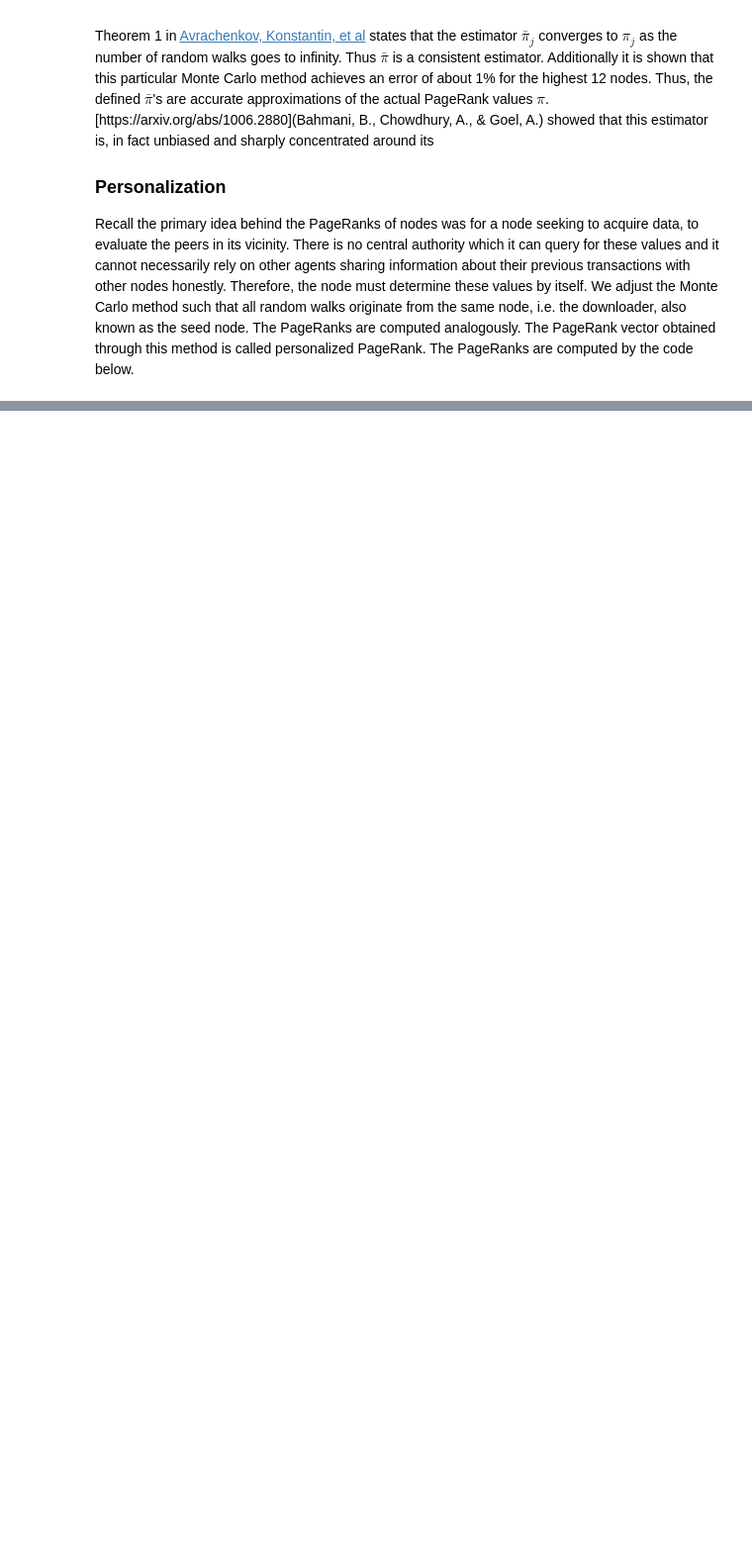
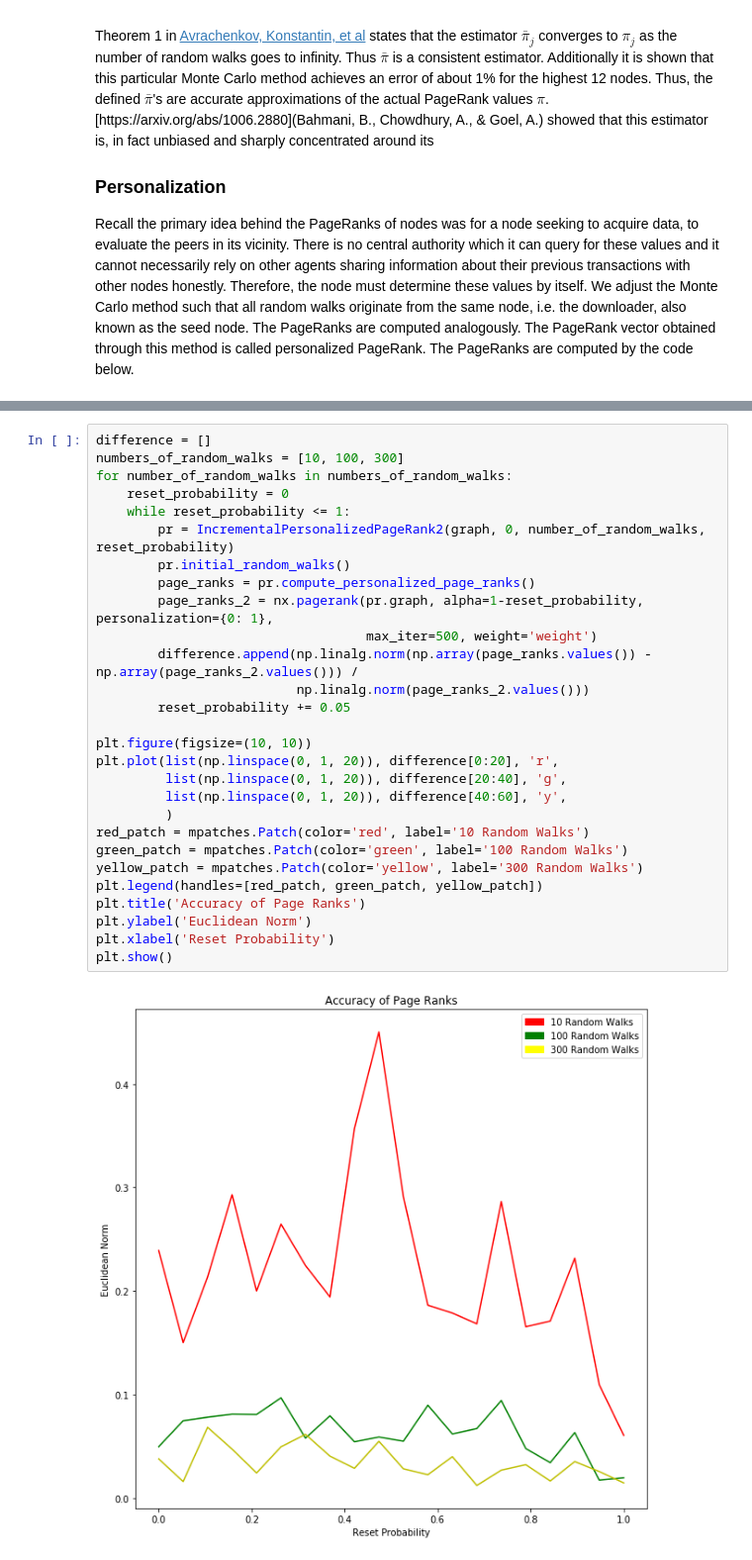
Before and after one commit to Tribler/incremental-pagerank, a Jupyter notebook: Report.ipynb, the cells around one changed output, grey strips where cells are left out. Shown at 99% size. Drawn from its saved outputs; the diff is of its cells as text; blank space fills up the shorter version.

```diff
--- a/Report.ipynb
+++ b/Report.ipynb
@@ -566,0 +628,30 @@ asjdlkasjd
+# %%
+difference = []
+numbers_of_random_walks = [10, 100, 300]
+for number_of_random_walks in numbers_of_random_walks:
+    reset_probability = 0
+    while reset_probability <= 1:
+        pr = IncrementalPersonalizedPageRank2(graph, 0, number_of_random_walks, reset_probability)
+        pr.initial_random_walks()
+        page_ranks = pr.compute_personalized_page_ranks()
+        page_ranks_2 = nx.pagerank(pr.graph, alpha=1-reset_probability, personalization={0: 1},
+                                   max_iter=500, weight='weight')
+        difference.append(np.linalg.norm(np.array(page_ranks.values()) - np.array(page_ranks_2.values())) /
+                          np.linalg.norm(page_ranks_2.values()))
+        reset_probability += 0.05
+
+plt.figure(figsize=(10, 10))
+plt.plot(list(np.linspace(0, 1, 20)), difference[0:20], 'r',
+         list(np.linspace(0, 1, 20)), difference[20:40], 'g',
+         list(np.linspace(0, 1, 20)), difference[40:60], 'y',
+         )
+red_patch = mpatches.Patch(color='red', label='10 Random Walks')
+green_patch = mpatches.Patch(color='green', label='100 Random Walks')
+yellow_patch = mpatches.Patch(color='yellow', label='300 Random Walks')
+plt.legend(handles=[red_patch, green_patch, yellow_patch])
+plt.title('Accuracy of Page Ranks')
+plt.ylabel('Euclidean Norm')
+plt.xlabel('Reset Probability')
+plt.show()
+# %% [output]
+[figure, added]
```
Also changed, not shown: parts of 16 cells of this notebook, 1 other file.
